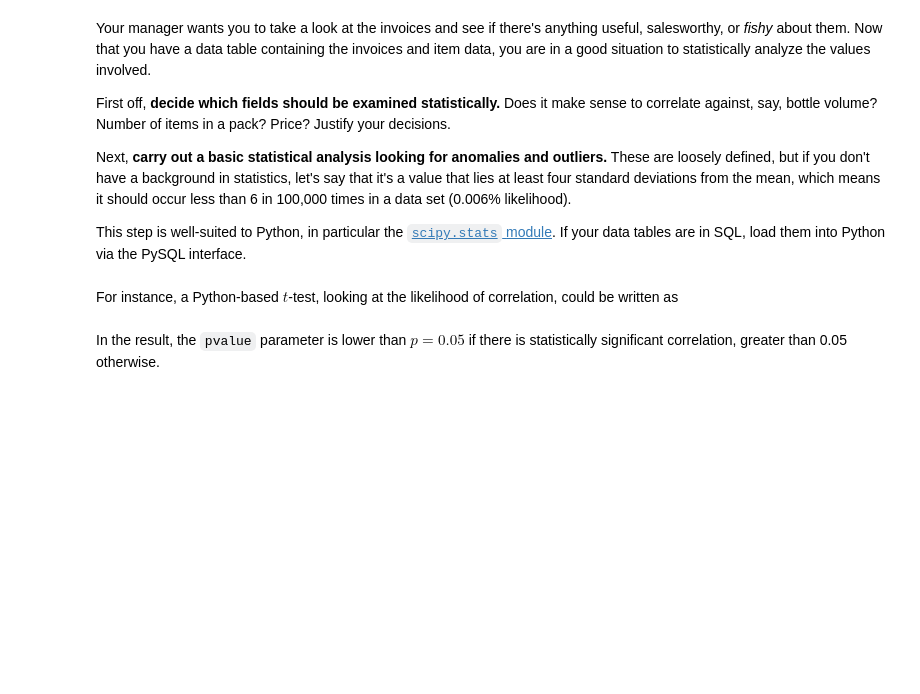
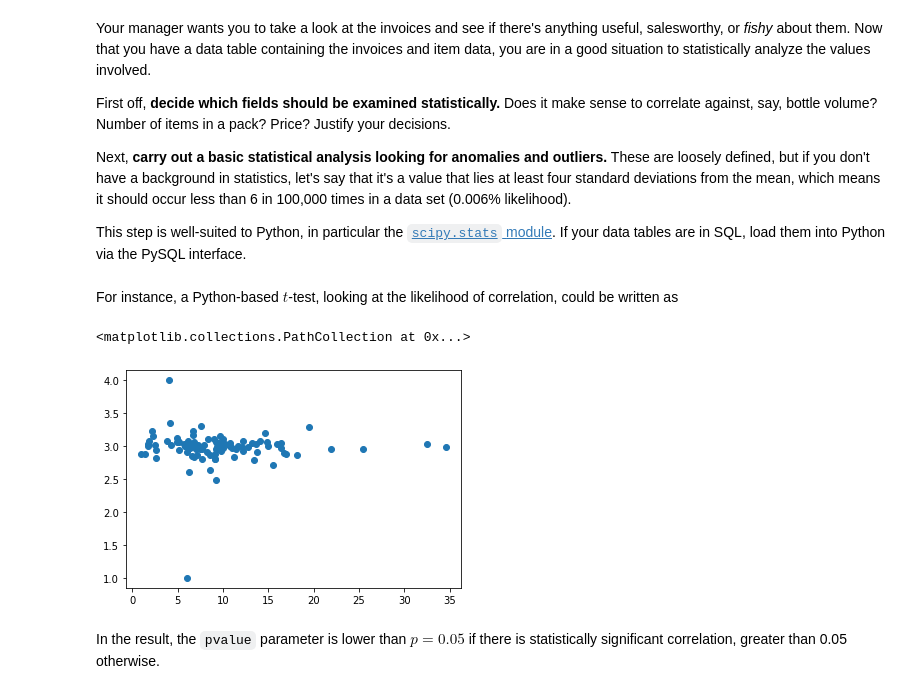
Before and after one commit to gioauricchio/Team-Four-Capstone-Project, a Jupyter notebook: Capstone Project.ipynb, the cells around one changed output. Cells and saved outputs as stored; diff of their text form; code cells hidden in the pictures; blank space fills up the shorter version.

```diff
--- a/Capstone Project.ipynb
+++ b/Capstone Project.ipynb
@@ -24,3 +24,7 @@ In general, feel free to reach out to me.  Follow the outline, but make this _yo
 The first data set you have available is a table of soft drink products with various data.  **Produce a brief report of the field names and associated column statistics for the table.**  Consider producing scatter plots of certain values, such as the bottle volume.
 
 Each time you load a data table, you should carefully consider which fields should be numeric and which text.  For instance, a name is clearly text while a volume is numeric.  A product ID even if all numeric should be text, though.  (Can you think of why?)
+# %%
+import pandas as pd
+item = pd.read_csv("C:\\Users\\kateb\\OneDrive\\Desktop\\capstone\\Team-Four-Capstone-Project\\data_code\\data_code\\item.csv")
+item.head()
@@ -34,3 +45,6 @@ As before, **produce a report containing the field names and column statistics f
 If using Python, Pandas should be able to readily handle the import.
 
 If using SQL, you can [import the CSV file directly](https://www.sqlite.org/cli.html#importing_csv_files).
+# %%
+invoices = pd.read_csv("C:\\Users\\kateb\\OneDrive\\Desktop\\capstone\\Team-Four-Capstone-Project\\data_code\\data_code\\invoice.csv")
+invoices.head()
@@ -64,3 +120,10 @@ This should yield a merged database, `invoices_all`, which contains the invoices
 Do the same for the reviews with the item data in `reviews_all`, except that you should `left` join on `reviews` with `invoices`, as not all invoice purchases generated reviews.  You should verify that you can obtain item IDs and rating numbers from the same database, as that will be necessary for the recommendation engine step below.
 
 _(If you need help with this step, reach out to me.  That offer stands for all of this, but this step is perhaps more complicated than some others.)_
+# %%
+invoices_all = invoices.merge(item, on='Item_id', how='left')
+# invoices_all.head()
+# print(invoices_all.Item_id)
+
+reviews_all = reviews.merge(invoices_all, on='Invoice_id', how='left')
+reviews_all.head()
@@ -77,11 +148,24 @@ This step is well-suited to Python, in particular the [`scipy.stats` module](htt
 # %% [markdown]
 For instance, a Python-based $t$-test, looking at the likelihood of correlation, could be written as
 # %%
-df_cs = reviews_all[reviews_all['Category'] == 'Cream Soda']
-df_rb = reviews_all[reviews_all['Category'] == 'Root Beer']
+# import matplotlib.pyplot as plt
 
-from scipy import stats
-stats.ttest_ind(df_cs['Rating'],df_rb['Rating'],equal_var=False)
+test = reviews_all.groupby(["Store_id"]).mean()["Bottles_Sold"]
+test2 = reviews_all.groupby(["Store_id"]).mean()["Rating"]
+
+plt.scatter(test, test2)
+
+# df_cs = reviews_all[reviews_all['Category'] == 'Cream Soda']
+# df_rb = reviews_all[reviews_all['Category'] == 'Root Beer']
+
+# from scipy import stats
+# stats.ttest_ind(df_cs['Rating'],df_rb['Rating'],equal_var=False)
+
+# boxplot = reviews_all.boxplot(column=["Bottle_Retail_Price"])
+# plt.scatter(reviews_all[""], reviews_all[""])
+# %% [output]
+<matplotlib.collections.PathCollection at 0x...>
+[figure, added]
 # %% [markdown]
 In the result, the `pvalue` parameter is lower than $p=0.05$ if there is statistically significant correlation, greater than 0.05 otherwise.
 # %% [markdown]
```
Also changed, not shown: parts of 6 cells of this notebook.
